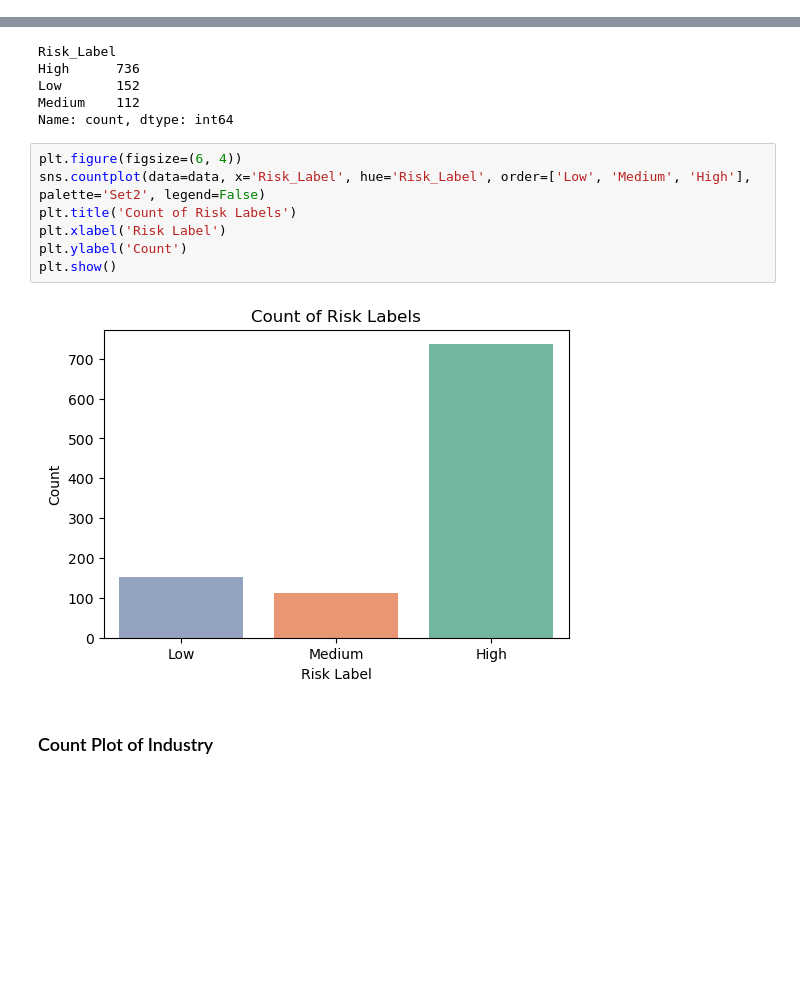
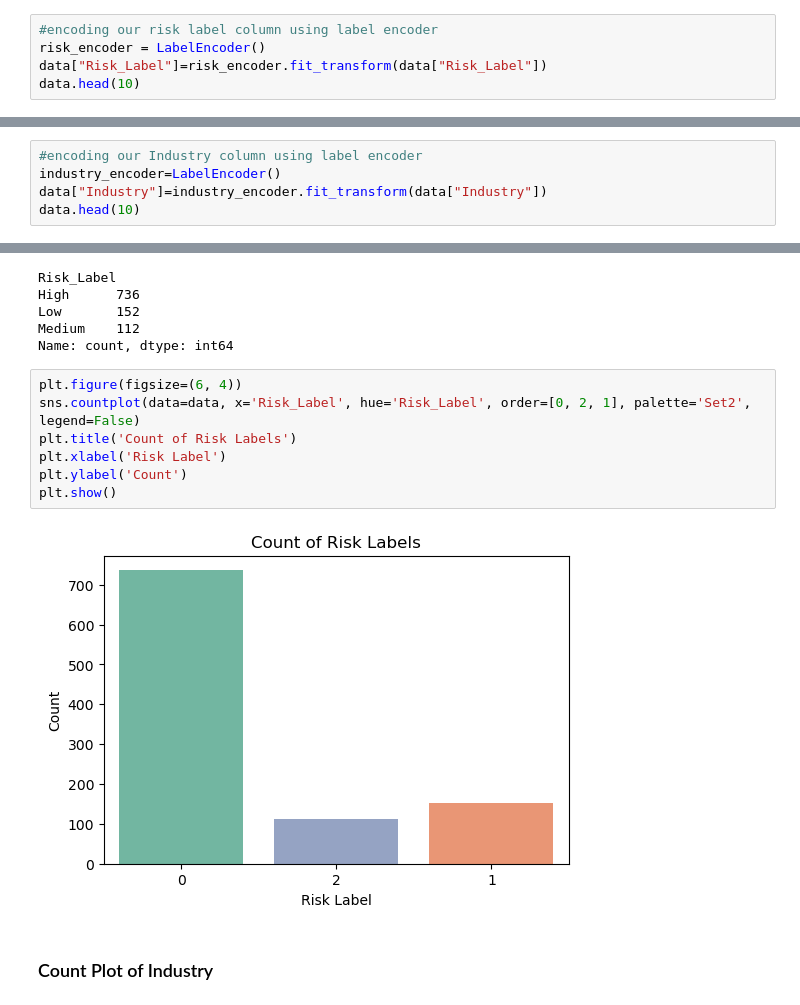
Before and after one commit to csaafrica/group5_predicting_high_risk_taxpayers_using_ML, a Jupyter notebook: notebooks/Risky_Taxpayer_Prediction_project.ipynb, the cells around one changed output, grey strips where cells are left out. Cells and saved outputs as stored; diff of their text form; blank space fills up the shorter version.

Commit message:
Encoding and standardization

```diff
--- a/notebooks/Risky_Taxpayer_Prediction_project.ipynb
+++ b/notebooks/Risky_Taxpayer_Prediction_project.ipynb
@@ -142,0 +165,5 @@ data.duplicated().sum()
+# %%
+#encoding our risk label column using label encoder
+risk_encoder = LabelEncoder()
+data["Risk_Label"]=risk_encoder.fit_transform(data["Risk_Label"])
+data.head(10)
@@ -142,0 +196,5 @@ data.duplicated().sum()
+# %%
+#encoding our Industry column using label encoder
+industry_encoder=LabelEncoder()
+data["Industry"]=industry_encoder.fit_transform(data["Industry"])
+data.head(10)
@@ -171,13 +254,13 @@ Medium    112
 Name: count, dtype: int64
 # %%
 plt.figure(figsize=(6, 4))
-sns.countplot(data=data, x='Risk_Label', hue='Risk_Label', order=['Low', 'Medium', 'High'], palette='Set2', legend=False)
+sns.countplot(data=data, x='Risk_Label', hue='Risk_Label', order=[0, 2, 1], palette='Set2', legend=False)
 plt.title('Count of Risk Labels')
 plt.xlabel('Risk Label')
 plt.ylabel('Count')
 plt.show()
 # %% [output]
-[figure, old version]
+[figure, new version]
 # %% [markdown]
 ### Count Plot of Industry
 # %%
```
Also changed, not shown: parts of 22 cells of this notebook.
